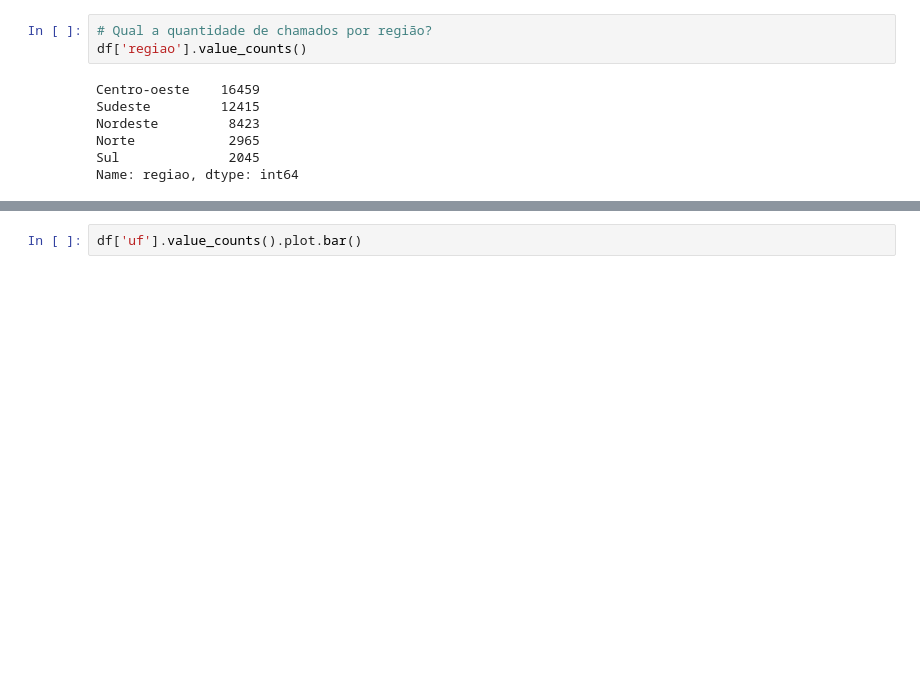
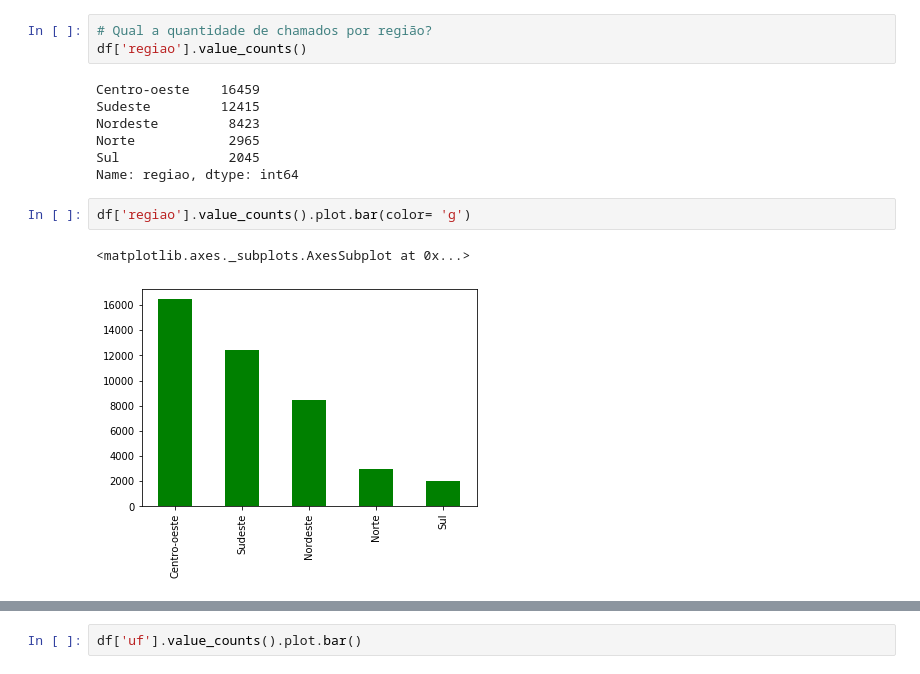
Before and after one commit to deyloncarlo/data-analysis, a Jupyter notebook: Procon.ipynb, the cells around one changed output, grey strips where cells are left out. Cells and saved outputs as stored; diff of their text form; blank space fills up the shorter version.

```diff
--- a/Procon.ipynb
+++ b/Procon.ipynb
@@ -57,5 +59,10 @@ Nordeste         8423
 Norte            2965
 Sul              2045
 Name: regiao, dtype: int64
+# %%
+df['regiao'].value_counts().plot.bar(color= 'g')
+# %% [output]
+<matplotlib.axes._subplots.AxesSubplot at 0x...>
+[figure, added]
 # %%
 # Qual o estado com maior quantidade de chamados?
```
Also changed, not shown: parts of 15 cells of this notebook.
